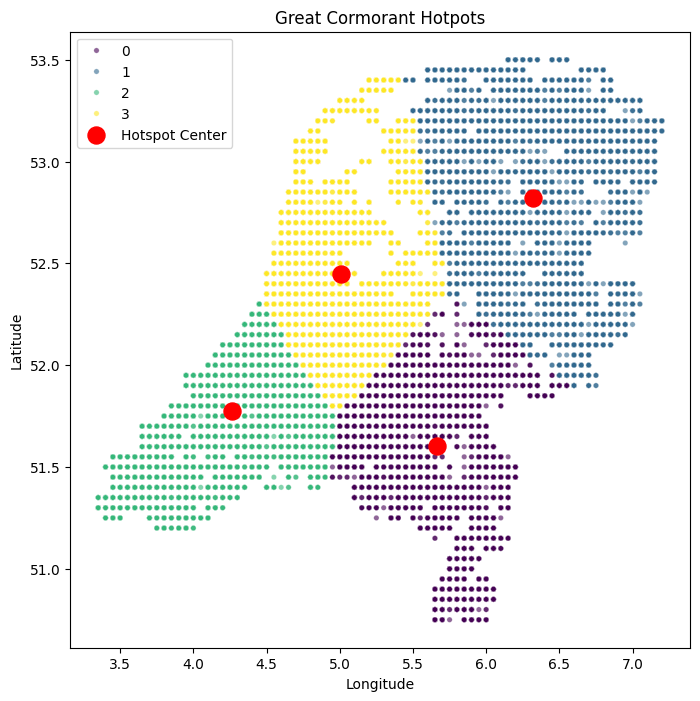
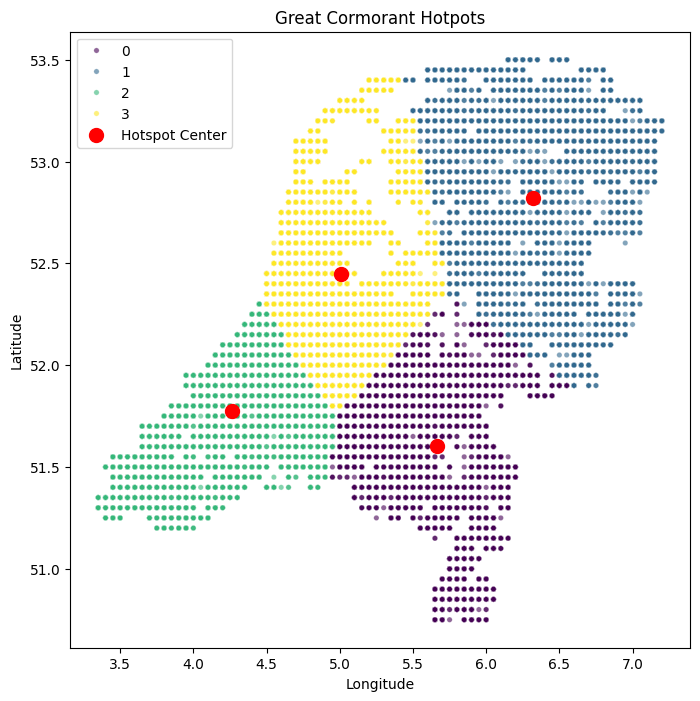
Code edit (unified diff) that turned the first committed figure into the second:
--- before
+++ after
@@ -1,2 +1,4 @@
+from matplotlib.collections import LineCollection
+
 kmeans = KMeans(
     n_clusters=4,
@@ -21,5 +23,5 @@
 plt.scatter(
     centers[:, 0], centers[:, 1], 
-    c="red", s=150, marker="o", label="Hotspot Center"
+    c="red", s=100, marker="o", label="Hotspot Center"
 )
 
@@ -30,2 +32,59 @@
 plt.grid(False)
 plt.show()
+
+dfX = df[(df["Phalacrocorax carbo"] > 5) & (df["year"] >= 2020) & (df["year"] <= 2025)].copy()
+X_heatmap_sightings = dfX[["decimalLongitude", "decimalLatitude"]].values
+
+kmeans = KMeans(n_clusters=4, random_state=42, n_init="auto")
+dfX["hotspot_cluster"] = kmeans.fit_predict(X_heatmap_sightings)
+centers = kmeans.cluster_centers_
+
+fig, ax = plt.subplots(figsize=(10, 6.5))
+
+sns.scatterplot(
+    data=dfX,
+    x="decimalLongitude",
+    y="decimalLatitude",
+    hue="hotspot_cluster",
+    palette="viridis",
+    alpha=0.6,
+    s=20,
+    zorder=2,
+    ax=ax,
+)
+
+labels = dfX["hotspot_cluster"].values
+for i in range(0, len(X_heatmap_sightings), 15):
+    cluster_idx = labels[i]
+    center_x, center_y = centers[cluster_idx, 0], centers[cluster_idx, 1]
+    point_x, point_y = X_heatmap_sightings[i, 0], X_heatmap_sightings[i, 1]
+    ax.plot(
+        [point_x, center_x],
+        [point_y, center_y],
+        color="grey",
+        alpha=0.2,
+        linewidth=0.9,
+        zorder=1,
+    )
+
+ax.scatter(
+    centers[:, 0],
+    centers[:, 1],
+    c="red",
+    s=100,
+    marker="o",
+    label="Hotspot Center",
+    edgecolor="black",
+    linewidth=1.5,
+    zorder=3,
+)
+
+cx.add_basemap(ax, crs="EPSG:4326", source=cx.providers.CartoDB.Positron)
+
+ax.set_aspect("equal", adjustable="datalim")
+plt.title("K-Means Cluster Vectors on High-Density Sightings (2020–2025)")
+plt.xlabel("Longitude")
+plt.ylabel("Latitude")
+plt.legend()
+plt.grid(True, linestyle="--", alpha=0.5)
+plt.show()

Commit: Added a better visualization for clustering